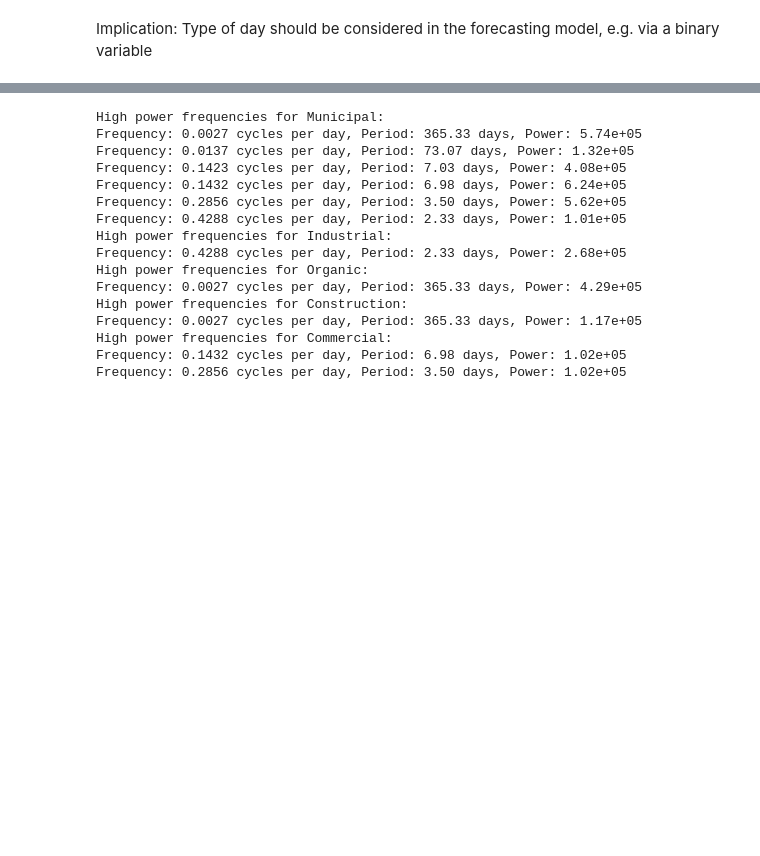
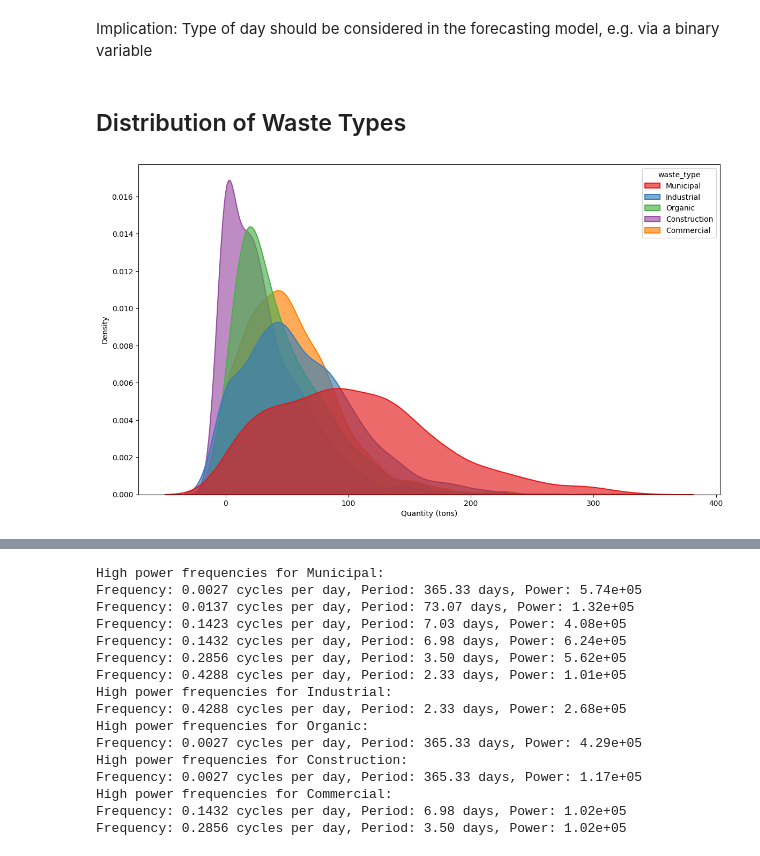
Before and after one commit to 1106maxi/AI-supported-Forecasting-Models-for-Waste-Management, a Jupyter notebook: data_exploration/quantity.ipynb, the cells around one changed output, grey strips where cells are left out. Drawn from its saved outputs; the diff is of its cells as text; code cells hidden in the pictures; blank space fills up the shorter version.

```diff
--- a/data examination notebooks/quantity.ipynb
+++ b/data_exploration/quantity.ipynb
@@ -131,3 +147,5 @@ print(weekday_vs_weekend)
 1  Weekend   49693.266869       15.32
 # %% [markdown]
 Implication: Type of day should be considered in the forecasting model, e.g. via a binary variable
+# %% [markdown]
+## Distribution of Waste Types
@@ -133,0 +164,35 @@ Implication: Type of day should be considered in the forecasting model, e.g. via
+# %%
+# Create combined dataframe
+all_waste_data = []
+
+for waste in unique_waste:
+    temp_df = waste_dfs[waste][['quantity_tons']].copy()
+    temp_df['waste_type'] = waste
+    all_waste_data.append(temp_df)
+
+# Concatenate into one dataframe
+all_waste_data = pd.concat(all_waste_data, ignore_index=True)
+
+
+plt.figure(figsize=(14, 8))
+waste_type_palette = sns.color_palette(["#7fc97f", "#beaed4", "#fdc086", "#ffff65", "#386cb0"])
+waste_type_palette2 = sns.color_palette(["#e41a1c", "#377eb8", "#4daf4a", "#984ea3", "#ff7f00"])
+
+sns.kdeplot(
+    data=all_waste_data,
+    x='quantity_tons',
+    hue='waste_type',      # separate by waste type
+    fill=True,             # fill under the curves
+    common_norm=False,
+    palette=waste_type_palette2,
+    alpha=0.65,             # Transparency
+    linewidth=1.5            # Line thickness
+)
+
+#plt.title('Distribution of Daily Waste Quantity (tons) by Waste Type')
+plt.xlabel('Quantity (tons)')
+plt.ylabel('Density')
+plt.grid(False)
+plt.show()
+# %% [output]
+[figure, added]
```
Also changed, not shown: parts of 22 cells of this notebook, 22 other files.
